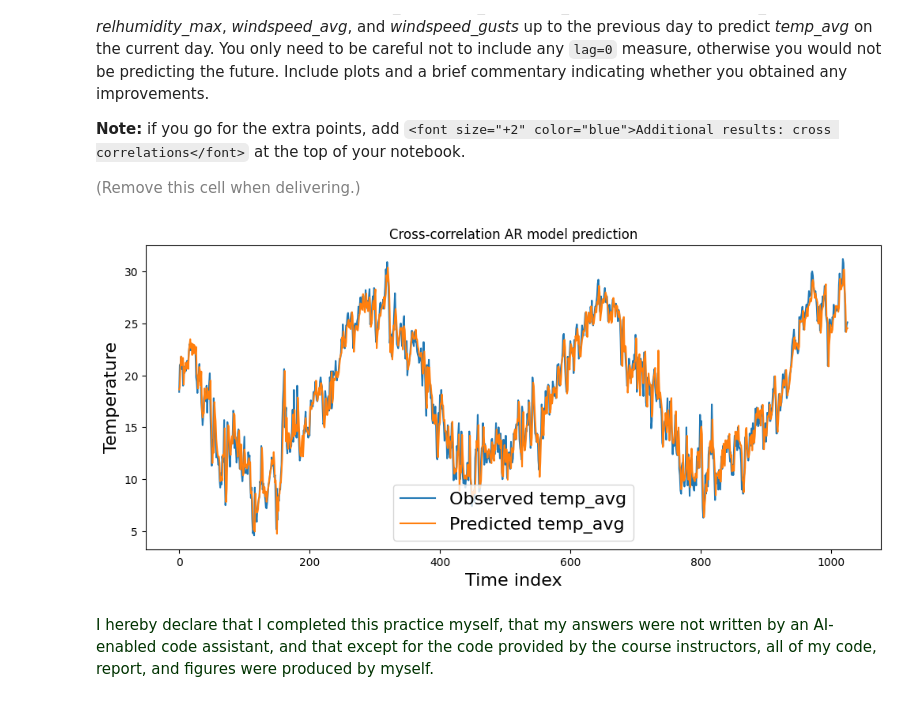
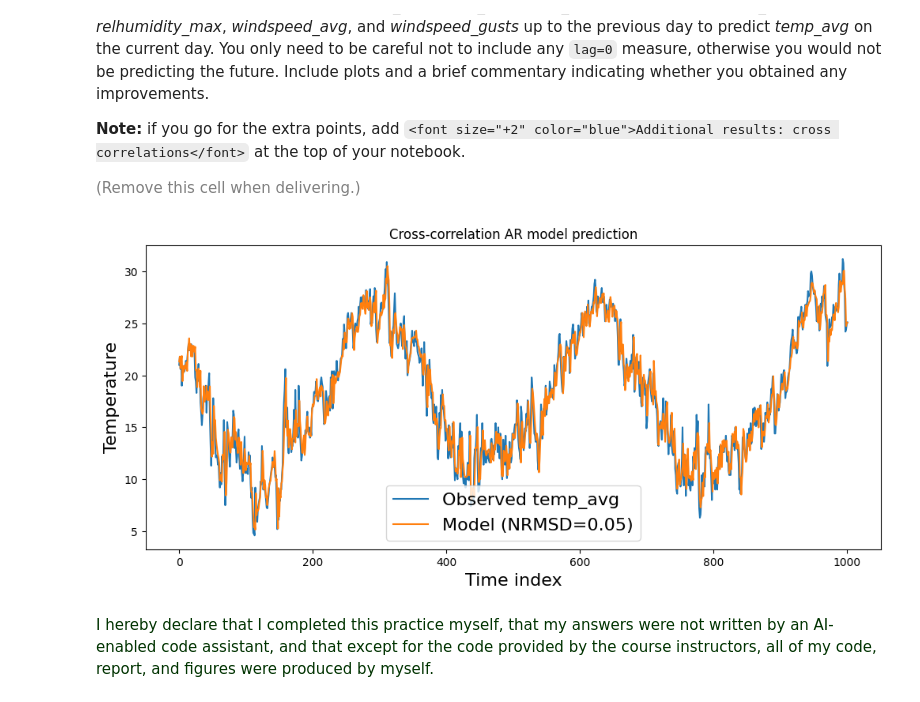
Before and after one commit to zsykk/datamining_2nd, a Jupyter notebook: ps09_forecasting.ipynb, the cells around one changed output. Saved outputs shown, nothing was run; the diff lists cells and outputs as text; code cells hidden in the pictures.

```diff
--- a/ps09_forecasting.ipynb
+++ b/ps09_forecasting.ipynb
@@ -114,8 +117,8 @@ COLUMN_NAMES = {
 # %% [markdown]
 <font size="+1" color="red">Replace this cell with your code to rename column names in the resulting dataframe.</font>
 # %%
-df = weather.rename(columns=COLUMN_NAMES)
-display(df.head())
+weather = weather.rename(columns=COLUMN_NAMES)
+display(weather.head())
 # %% [output]
 |  | date | station_num | station_name | station_province | station_altitude | temp_avg | rainfall | temp_min | ... |
 | 0 | 2016-07-01 | 0201D | BARCELONA | BARCELONA | 6 | 24,1 | 0,0 | 21,9 | ... |
@@ -127,13 +130,11 @@ display(df.head())
 # %% [markdown]
 <font size="+1" color="red">Replace this cell with your code to drop the station_num, station_name, station_province, station_altitude, and time_* columns, which we will not use, and print the first 10 rows of the data</font>
 # %%
-print(df.columns)
+# print(weather.columns)
 drop_names = ['station_num', 'station_name', 'station_province', 'station_altitude',
               'temp_min_time', 'temp_max_time', 'windspeed_gusts_time',
               'pressure_max_time', 'pressure_min_time',
               'relhumidity_max_time', 'relhumidity_min_time']
-df_col_dropped = df.drop(columns=drop_names)
-display(df_col_dropped.head())
-print(df_col_dropped.columns)
-weather = df_col_dropped.copy()
+weather.drop(columns=drop_names, inplace=True, errors='ignore')
+display(weather.head(10))
 # %% [output]
@@ -1138,6 +1146,6 @@ lags_monthly_temperature = [i+1 for i in range(4)]
 # %%
 # LEAVE AS-IS
-
+lags_monthly_temperature = [1, 2, 12, 24]
 (y, y_pred, nrmsd) = perform_forecast(weather_per_month['temp_avg'],
                                       lags_monthly_temperature)
 
@@ -1222,8 +1237,6 @@ For more learning and extra points, create a model for temperature that uses cro
 
 <font size="-1" color="gray">(Remove this cell when delivering.)</font>
 # %%
-from sklearn.linear_model import LinearRegression
-
 def comput_cross_correlations(df, var_to_predict, vars_to_use, lags):
     X = []
     y = []
@@ -1237,38 +1250,41 @@ def comput_cross_correlations(df, var_to_predict, vars_to_use, lags):
                 if np.isnan(val):
                     skip = True
                 row.append(val)
 
         # if original value has Nan, skip
         val_y = df[var_to_predict].iloc[i]
         if np.isnan(val_y):
             skip = True
 
         if skip:
             continue
         X.append(row)
         y.append(df[var_to_predict].iloc[i])
 
     # AR
     model = LinearRegression()
     model.fit(X, y)
     y_pred = model.predict(X)
-    return y, y_pred
+
+    # RMSE
+    rmse = math.sqrt(mean_squared_error(y, y_pred))/(np.max(y)-np.min(y))
+    return y, y_pred, rmse
 
 
 var_to_predict = 'temp_avg'
 vars_to_use = ['temp_min','temp_avg','temp_max','rainfall','relhumidity_min','relhumidity_max','windspeed_avg','windspeed_gusts']
-lags = [1, 2]
-y_true, y_pred = comput_cross_correlations(weather, var_to_predict, vars_to_use, lags)
+lags = [1, 2, 3, 4]
+y_true, y_pred, nrmsd = comput_cross_correlations(weather, var_to_predict, vars_to_use, lags)
 
 plt.figure(figsize=(12,5))
-plt.plot(y_true, label='Observed temp_avg')
-plt.plot(y_pred, label='Predicted temp_avg')
+plt.plot(y_true, label='Observed temp_avg', )
+plt.plot(y_pred, label=('Model (NRMSD=%.2f)' % nrmsd if nrmsd > 0 else 'Model'))
 plt.xlabel('Time index')
 plt.ylabel('Temperature')
 plt.title('Cross-correlation AR model prediction')
 plt.legend()
 plt.show()
 # %% [output]
-[figure, old version]
+[figure, new version]
 # %% [markdown]
 <font size="+2" color="#003300">I hereby declare that I completed this practice myself, that my answers were not written by an AI-enabled code assistant, and that except for the code provided by the course instructors, all of my code, report, and figures were produced by myself.</font>
```
Also changed, not shown: parts of 10 cells of this notebook.
